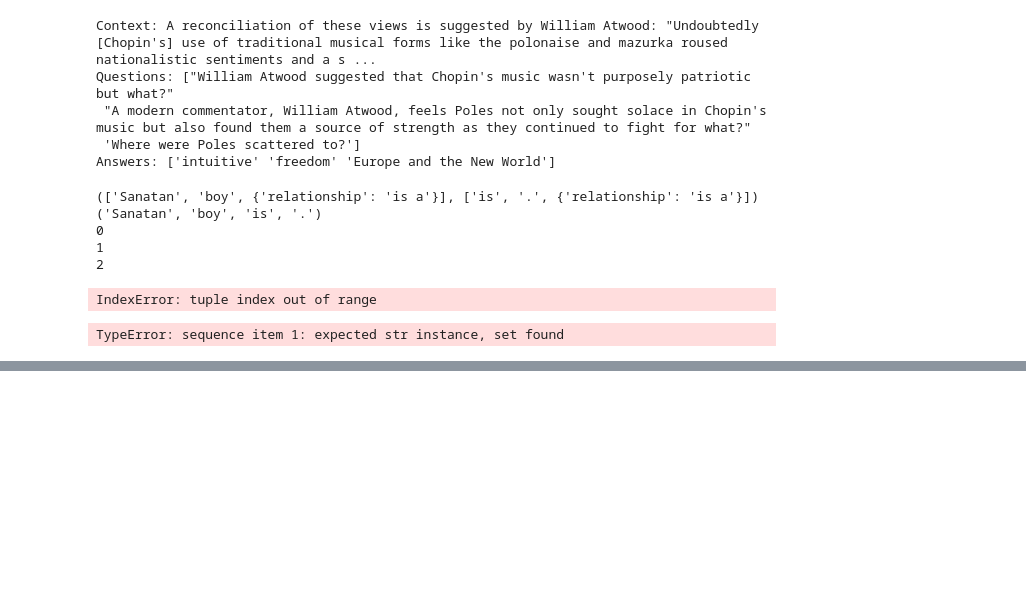
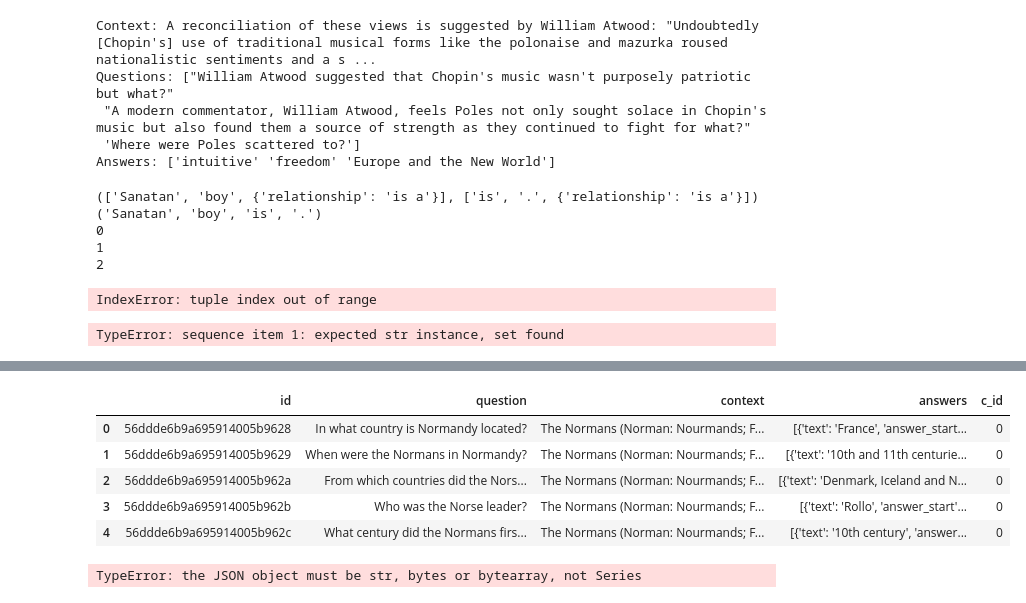
Before and after one commit to sanatankafle12/Major-Project, a Jupyter notebook: src/practice.ipynb, the cells around one changed output, grey strips where cells are left out. Drawn from its saved outputs; the diff is of its cells as text; code cells hidden in the pictures; blank space fills up the shorter version.

```diff
--- a/src/practice.ipynb
+++ b/src/practice.ipynb
@@ -828,0 +1051,24 @@ ERROR: No matching distribution found for rouge
+# %%
+dev.head(5)
+# %% [output]
+|  | id | question | context | answers | c_id |
+| 0 | 56ddde6b9a695914005b9628 | In what country is Normandy located? | The Normans (Norman: Nourmands; F... | [{'text': 'France', 'answer_start... | 0 |
+| 1 | 56ddde6b9a695914005b9629 | When were the Normans in Normandy? | The Normans (Norman: Nourmands; F... | [{'text': '10th and 11th centurie... | 0 |
+| 2 | 56ddde6b9a695914005b962a | From which countries did the Nors... | The Normans (Norman: Nourmands; F... | [{'text': 'Denmark, Iceland and N... | 0 |
+| 3 | 56ddde6b9a695914005b962b | Who was the Norse leader? | The Normans (Norman: Nourmands; F... | [{'text': 'Rollo', 'answer_start'... | 0 |
+| 4 | 56ddde6b9a695914005b962c | What century did the Normans firs... | The Normans (Norman: Nourmands; F... | [{'text': '10th century', 'answer... | 0 |
+# %%
+import json
+
+answers_str = "[{'text': 'France', 'answer_start': 159}, {'text': 'France', 'answer_start': 159}, {'text': 'France', 'answer_start': 159}, {'text': 'France', 'answer_start': 159}]"
+
+# Replace single quotes with double quotes
+answers_str = answers_str.replace("'", "\"")
+
+# Parse the string into a list of dictionaries
+answers = json.loads(answers_str)
+
+# Print the resulting list of dictionaries
+print(answers)
+# %% [output]
+TypeError: the JSON object must be str, bytes or bytearray, not Series
```
Also changed, not shown: parts of 14 cells of this notebook, 5 other files.
